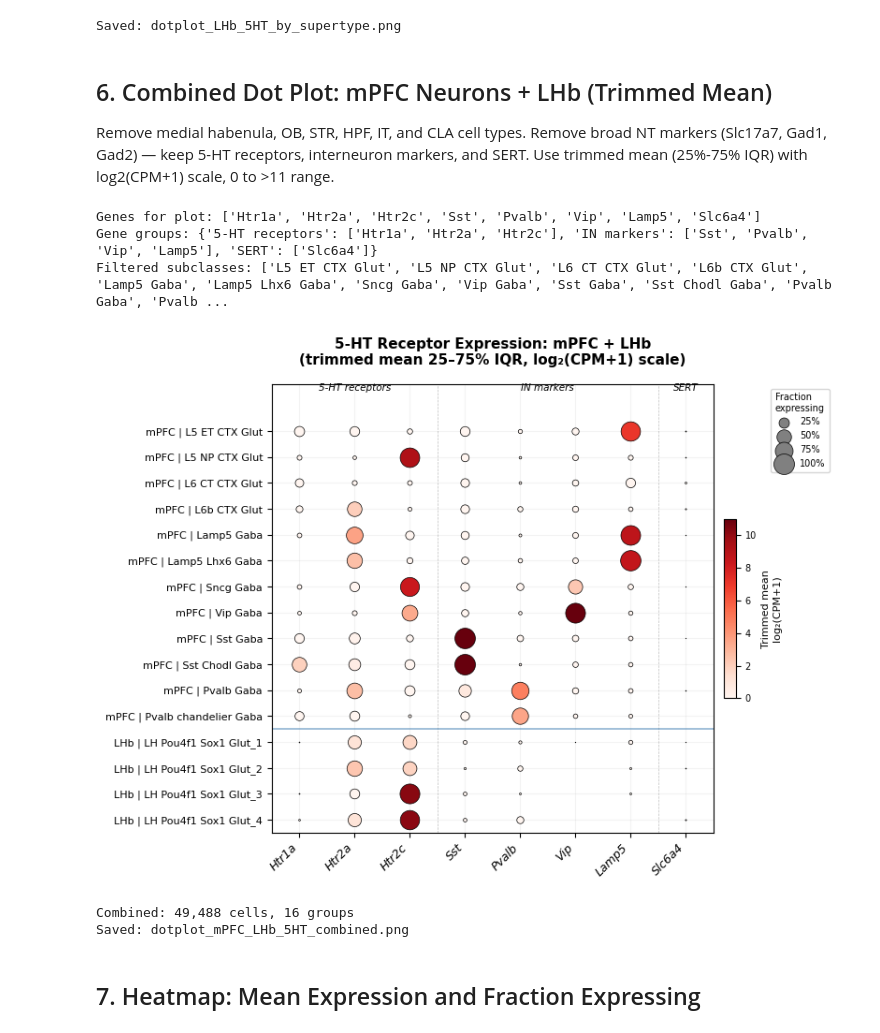
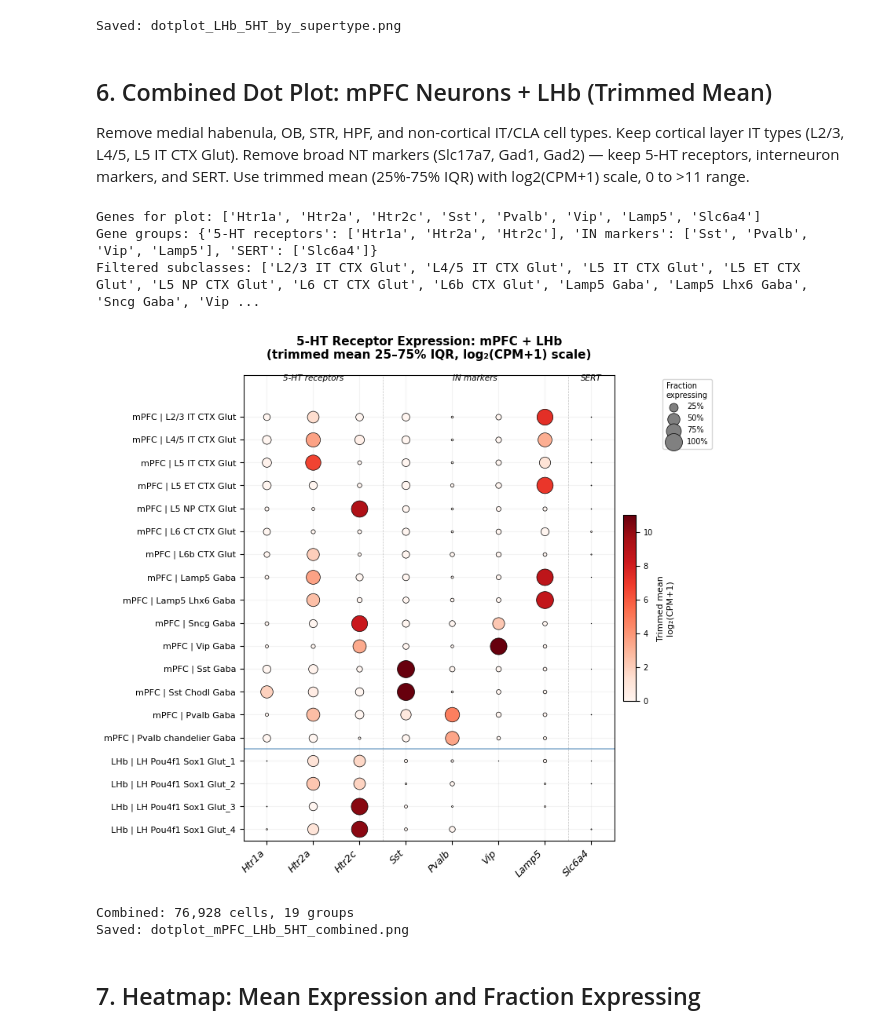
Before and after one commit to akaye/abc_atlas_access, a Jupyter notebook: notebooks/single_cell_dotplot_5HT_mPFC_LHb.ipynb, the cells around one changed output. Cells and saved outputs as stored; diff of their text form; code cells hidden in the pictures.

```diff
--- a/notebooks/single_cell_dotplot_5HT_mPFC_LHb.ipynb
+++ b/notebooks/single_cell_dotplot_5HT_mPFC_LHb.ipynb
@@ -274,18 +274,21 @@ Saved: dotplot_LHb_5HT_by_supertype.png
 # %% [markdown]
 ## 6. Combined Dot Plot: mPFC Neurons + LHb (Trimmed Mean)
 
-Remove medial habenula, OB, STR, HPF, IT, and CLA cell types.
+Remove medial habenula, OB, STR, HPF, and non-cortical IT/CLA cell types.
+Keep cortical layer IT types (L2/3, L4/5, L5 IT CTX Glut).
 Remove broad NT markers (Slc17a7, Gad1, Gad2) — keep 5-HT receptors, interneuron markers, and SERT.
 Use trimmed mean (25%-75% IQR) with log2(CPM+1) scale, 0 to >11 range.
 # %%
 # Combine mPFC neuronal subclasses with LHb supertypes (no MHb)
-# Filter out OB, STR, HPF cell types, and remove IT/CLA cell types
+# Filter out OB, STR, HPF cell types, and remove most IT/CLA cell types
+# Keep cortical layer IT types (L2/3, L4/5, L5 IT CTX Glut)
 import re as _re
 remove_prefixes = ('OB ', 'OB-', 'STR ', 'STR-', 'HPF ')
+keep_it = {'L2/3 IT CTX Glut', 'L4/5 IT CTX Glut', 'L5 IT CTX Glut'}
 neuronal_sc_filtered = [s for s in neuronal_sc
                         if not any(s.startswith(p) for p in remove_prefixes)
-                        and not _re.search(r'\bIT\b', s)
-                        and 'CLA' not in s]
+                        and (s in keep_it
+                             or (not _re.search(r'\bIT\b', s) and 'CLA' not in s))]
 
 # Remove broad NT markers (Slc17a7, Gad1, Gad2)
 remove_genes = {'Slc17a7', 'Gad1', 'Gad2'}
@@ -413,36 +416,36 @@ ax.set_xticklabels(plot_genes, rotation=45, ha='right', fontsize=9, fontstyle='i
 ax.set_yticks(range(n_grp))
 ax.set_yticklabels(reversed(sorted_groups), fontsize=8)
 ax.set_xlim(-0.5, n_genes - 0.5)
 ax.set_ylim(-0.5, n_grp + 0.8)
 ax.grid(True, alpha=0.15)
 
 # Colorbar
 sm = plt.cm.ScalarMappable(cmap=cmap, norm=norm)
 sm.set_array([])
 cbar = plt.colorbar(sm, ax=ax, shrink=0.4, pad=0.02, aspect=15)
 cbar.set_label('Trimmed mean\nlog₂(CPM+1)', fontsize=8)
 cbar.ax.tick_params(labelsize=7)
 
 # Size legend
 for frac_val in [0.25, 0.5, 0.75, 1.0]:
     ax.scatter([], [], s=frac_val * max_dot, c='gray', edgecolors='black',
               linewidths=0.5, label=f'{frac_val:.0%}')
 ax.legend(title='Fraction\nexpressing', loc='upper left', bbox_to_anchor=(1.12, 1.0),
          frameon=True, fontsize=7, title_fontsize=7)
 
 ax.set_title('5-HT Receptor Expression: mPFC + LHb\n(trimmed mean 25–75% IQR, log₂(CPM+1) scale)',
             fontweight='bold', fontsize=11, pad=15)
 plt.tight_layout()
 plt.savefig('dotplot_mPFC_LHb_5HT_combined.png', dpi=150, bbox_inches='tight')
 plt.show()
 print(f'Combined: {mask_valid.sum():,} cells, {n_grp} groups')
 print('Saved: dotplot_mPFC_LHb_5HT_combined.png')
 # %% [output]
 Genes for plot: ['Htr1a', 'Htr2a', 'Htr2c', 'Sst', 'Pvalb', 'Vip', 'Lamp5', 'Slc6a4']
 Gene groups: {'5-HT receptors': ['Htr1a', 'Htr2a', 'Htr2c'], 'IN markers': ['Sst', 'Pvalb', 'Vip', 'Lamp5'], 'SERT': ['Slc6a4']}
-Filtered subclasses: ['L5 ET CTX Glut', 'L5 NP CTX Glut', 'L6 CT CTX Glut', 'L6b CTX Glut', 'Lamp5 Gaba', 'Lamp5 Lhx6 Gaba', 'Sncg Gaba', 'Vip Gaba', 'Sst Gaba', 'Sst Chodl Gaba', 'Pvalb Gaba', 'Pvalb ...
+Filtered subclasses: ['L2/3 IT CTX Glut', 'L4/5 IT CTX Glut', 'L5 IT CTX Glut', 'L5 ET CTX Glut', 'L5 NP CTX Glut', 'L6 CT CTX Glut', 'L6b CTX Glut', 'Lamp5 Gaba', 'Lamp5 Lhx6 Gaba', 'Sncg Gaba', 'Vip ...
-[figure, old version]
+[figure, new version]
-Combined: 49,488 cells, 16 groups
+Combined: 76,928 cells, 19 groups
 Saved: dotplot_mPFC_LHb_5HT_combined.png
 # %% [markdown]
 ## 7. Heatmap: Mean Expression and Fraction Expressing
```
Also changed, not shown: parts of 2 cells of this notebook, 5 other files.
